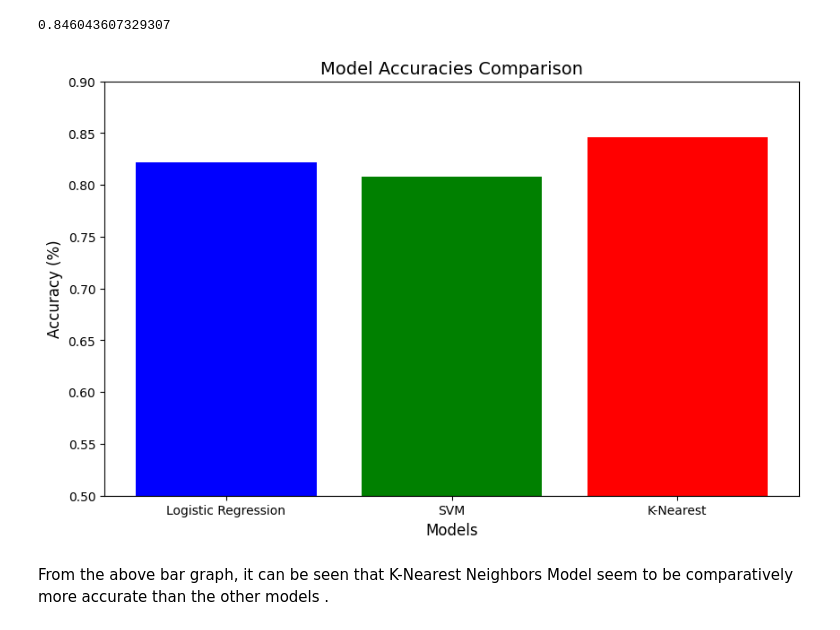
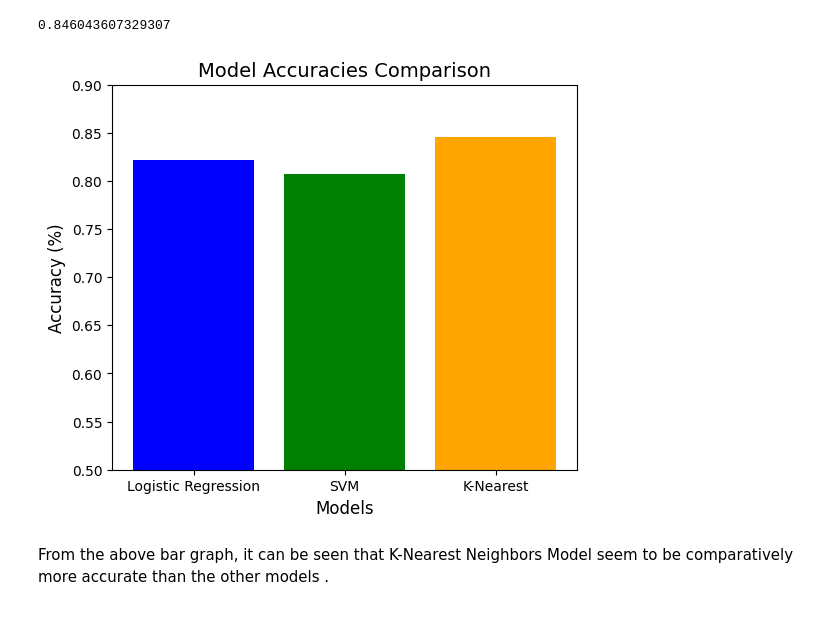
Before and after one commit to mimi428/Income-classification, a Jupyter notebook: incomeclass.ipynb, the cells around one changed output. Cells and saved outputs as stored; diff of their text form; code cells hidden in the pictures.

```diff
--- a/incomeclass.ipynb
+++ b/incomeclass.ipynb
@@ -793,15 +793,15 @@ knn_accuracy
 # %%
 models = ['Logistic Regression', 'SVM', 'K-Nearest']
 accuracies = [ lr_accuracy, svm_accuracy,knn_accuracy]
 
-plt.figure(figsize=(10, 6))
-plt.bar(models, accuracies, color=['blue', 'green', 'red', 'orange'])
+plt.figure(figsize=(6, 5))
+plt.bar(models, accuracies, color=['blue', 'green', 'orange'])
 plt.title('Model Accuracies Comparison', fontsize=14)
 plt.ylim(0.5,0.9)
 plt.xlabel('Models', fontsize=12)
 plt.ylabel('Accuracy (%)', fontsize=12)
 plt.show()
 # %% [output]
-[figure, old version]
+[figure, new version]
 # %% [markdown]
 From the above bar graph, it can be seen that K-Nearest Neighbors Model seem to be comparatively more accurate than the other models .
```
